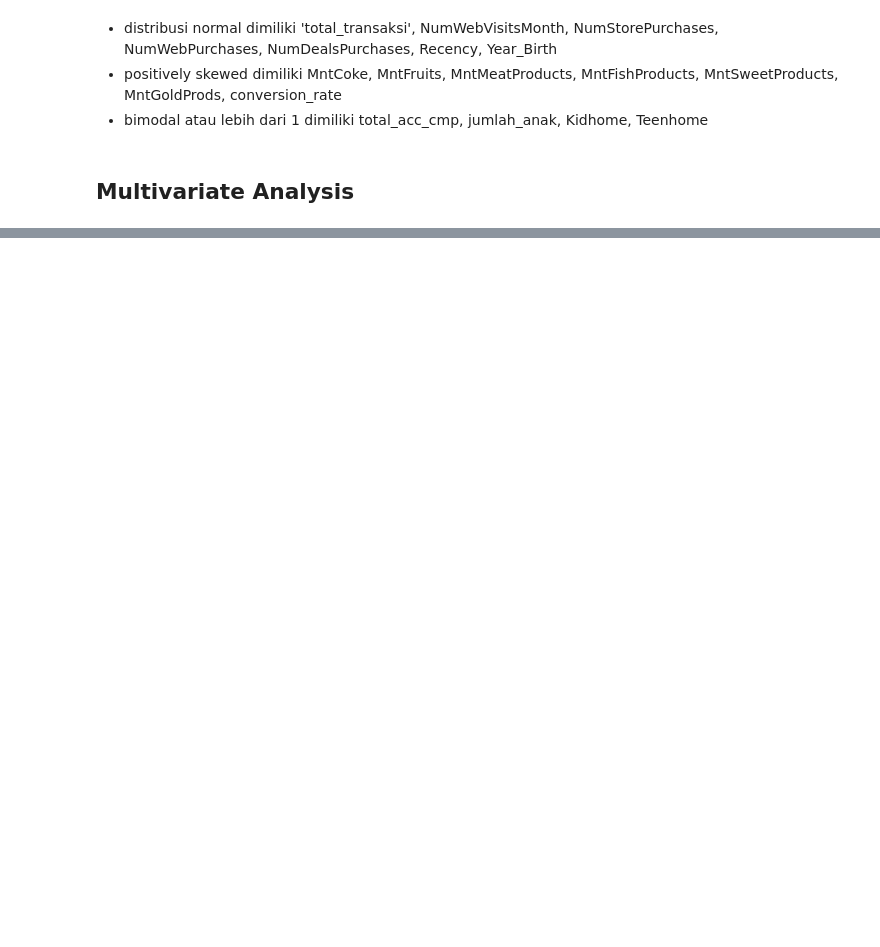
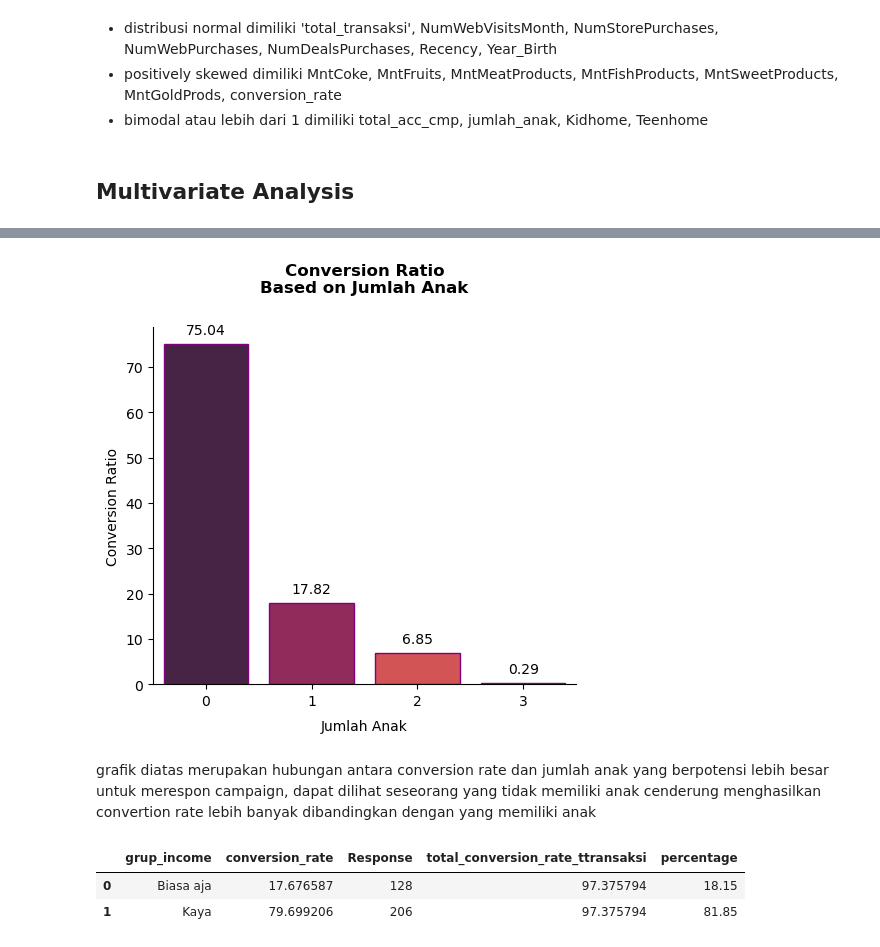
Before and after one commit to ariniamsr/Predict-Customer-Personality-to-Boost-Marketing-Campaign-by-Using-Machine-Learning, a Jupyter notebook: mipro3.ipynb, the cells around one changed output, grey strips where cells are left out. Saved outputs shown, nothing was run; the diff lists cells and outputs as text; code cells hidden in the pictures; blank space fills up the shorter version.

```diff
--- a/mipro3.ipynb
+++ b/mipro3.ipynb
@@ -321,0 +318,6 @@ Berdasarkan gambar diats, tidak ada hubungan yang signifikan antara umur custome
+# %%
+# Create correlation age with conversion_rate
+jml_anak = df.groupby('jumlah_anak').agg({'conversion_rate' : 'sum', 'Response' : 'sum'}).reset_index()
+jml_anak['total_conversion_rate_jmlanak'] = df['conversion_rate'].sum()
+jml_anak['percentage'] = round((jml_anak['conversion_rate'] / jml_anak['total_conversion_rate_jmlanak'])*100,2)
+jml_anak
@@ -321,0 +330,24 @@ Berdasarkan gambar diats, tidak ada hubungan yang signifikan antara umur custome
+# %%
+fig, ax = plt.subplots(figsize=(5, 5))
+plt.title("Conversion Ratio\nBased on Jumlah Anak", fontsize=12, color='black', weight='bold', pad = 25)
+sns.barplot(data = jml_anak, x = 'jumlah_anak', y = 'percentage', palette = 'rocket', edgecolor = 'purple')
+plt.xlabel('Jumlah Anak', labelpad = 8)
+plt.ylabel('Conversion Ratio')
+plt.tight_layout()
+plt.bar_label(ax.containers[0], padding=5)
+
+sns.despine()
+# %% [output]
+[figure, added]
+# %% [markdown]
+grafik diatas merupakan hubungan antara conversion rate dan jumlah anak yang berpotensi lebih besar untuk merespon campaign, dapat dilihat seseorang yang tidak memiliki anak cenderung menghasilkan convertion rate lebih banyak dibandingkan dengan yang memiliki anak
+# %%
+# Create correlation age with conversion_rate
+grup_inc = df.groupby('grup_income').agg({'conversion_rate' : 'sum', 'Response' : 'sum'}).reset_index()
+grup_inc['total_conversion_rate_ttransaksi'] = df['conversion_rate'].sum()
+grup_inc['percentage'] = round((grup_inc['conversion_rate'] / grup_inc['total_conversion_rate_ttransaksi'])*100,2)
+grup_inc
+# %% [output]
+|  | grup_income | conversion_rate | Response | total_conversion_rate_ttransaksi | percentage |
+| 0 | Biasa aja | 17.676587 | 128 | 97.375794 | 18.15 |
+| 1 | Kaya | 79.699206 | 206 | 97.375794 | 81.85 |
```
Also changed, not shown: parts of 31 cells of this notebook.
